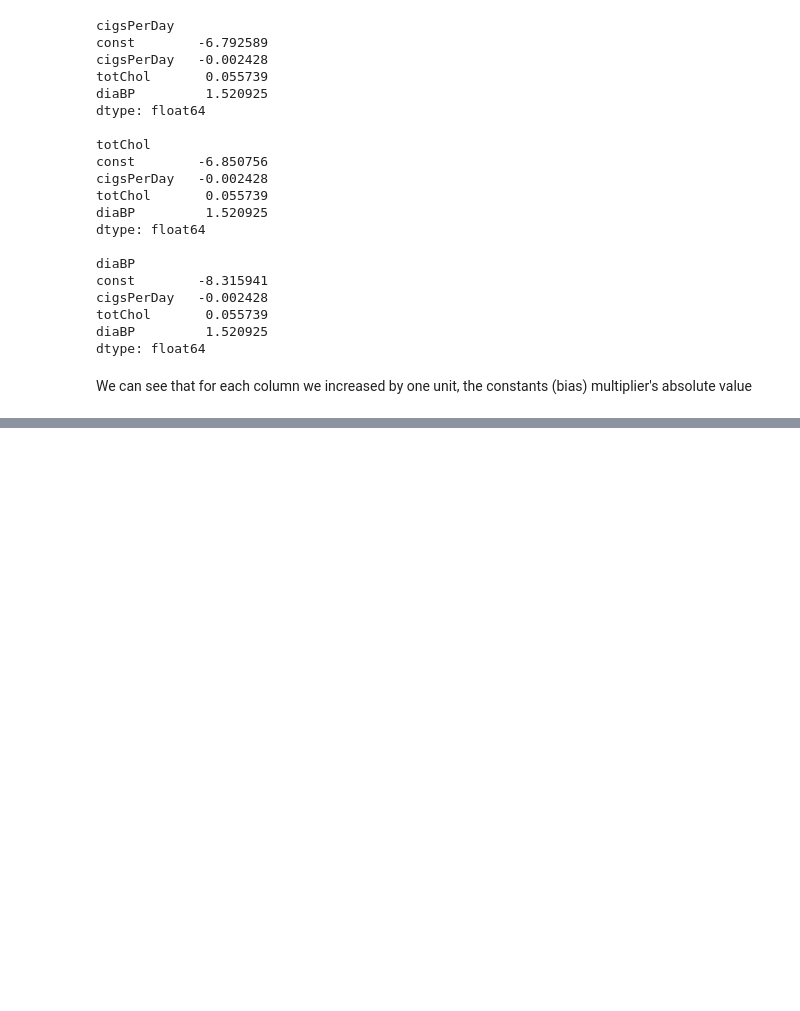
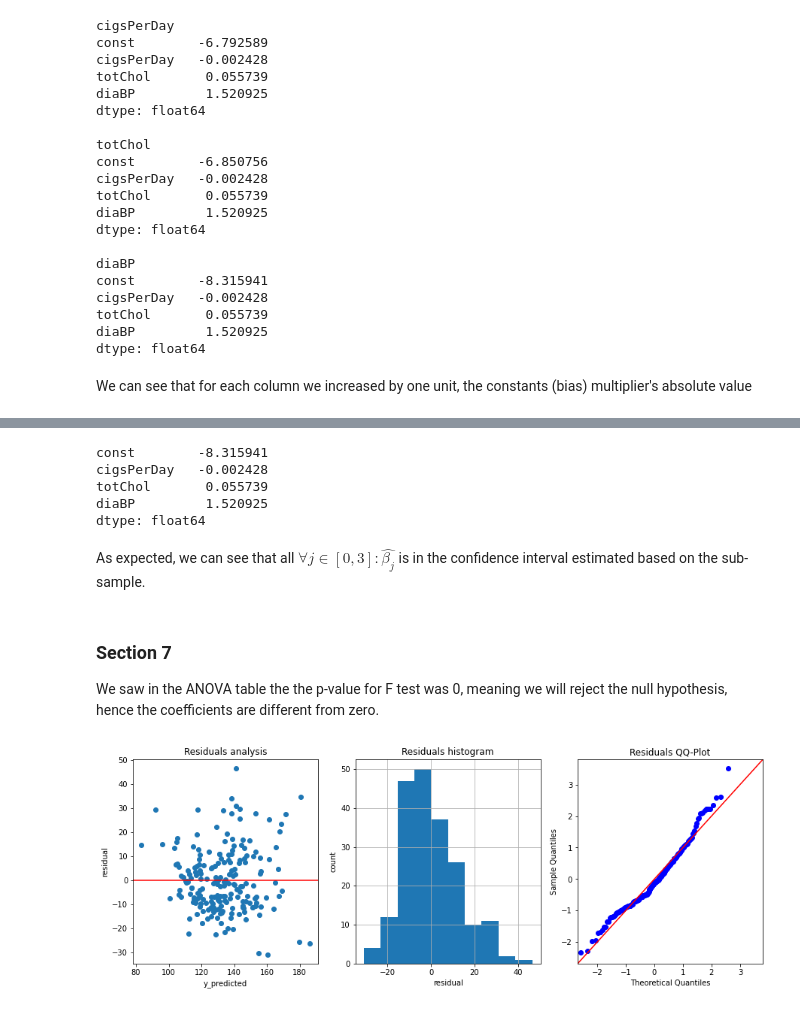
Before and after one commit to dvirla/Advanced-Statistical-Analysis, a Jupyter notebook: ProjectEx3_206330342_316250877.ipynb, the cells around one changed output, grey strips where cells are left out. Saved outputs shown, nothing was run; the diff lists cells and outputs as text; code cells hidden in the pictures; blank space fills up the shorter version.

Commit message:
finished section 9 part 1, added gitignore

```diff
--- a/ProjectEx3_206330342_316250877.ipynb
+++ b/ProjectEx3_206330342_316250877.ipynb
@@ -119,9 +124,9 @@ for col in df_train.columns:
     temp_df[col] += 1
     X = sm.add_constant(temp_df)  # add bias
     model = sm.OLS(y_train,X)
-    results = model.fit()
+    temp_results = model.fit()
     print(col)
-    print(results.params, '\n')
+    print(temp_results.params, '\n')
 # %% [output]
 cigsPerDay
 const        -6.792589
@@ -147,0 +197,43 @@ We can see that for each column we increased by one unit, the constants (bias) m
+# %%
+df_all = df[['cigsPerDay', 'totChol', 'diaBP']]
+# %%
+X = sm.add_constant(df_all)
+model_all = sm.OLS(df[['sysBP']],X)
+results_all = model.fit()
+results_all.params
+# %% [output]
+const        -8.315941
+cigsPerDay   -0.002428
+totChol       0.055739
+diaBP         1.520925
+dtype: float64
+# %% [markdown]
+As expected, we can see that all $\forall j\in[0,3]: \hat{\beta_j}$ is in the confidence interval estimated based on the sub-sample.
+# %% [markdown]
+### Section 7
+We saw in the ANOVA table the the p-value for F test was 0, meaning we will reject the null hypothesis, hence the coefficients are different from zero.
+# %%
+y_predicted = results.predict(sm.add_constant(df_train))
+# %%
+fig, axes = plt.subplots(nrows=1, ncols=3, figsize=(15,5))
+
+# Residuals plot
+axes[0].scatter(y_predicted, results.resid)
+axes[0].axhline(0,0, color='r')
+axes[0].set_title('Residuals analysis')
+axes[0].set_xlabel('y_predicted')
+axes[0].set_ylabel('residual')
+
+# Histogram for the residuals
+results.resid.hist(ax=axes[1])
+axes[1].set_title('Residuals histogram')
+axes[1].set_xlabel('residual')
+axes[1].set_ylabel('count')
+
+# QQ-Plot for the residuals
+sm.qqplot(results.resid, norm, fit=True, line="45", ax=axes[2])
+axes[2].set_title('Residuals QQ-Plot')
+
+plt.show()
+# %% [output]
+[figure, added]
```
Also changed, not shown: parts of 20 cells of this notebook, 2 other files.
